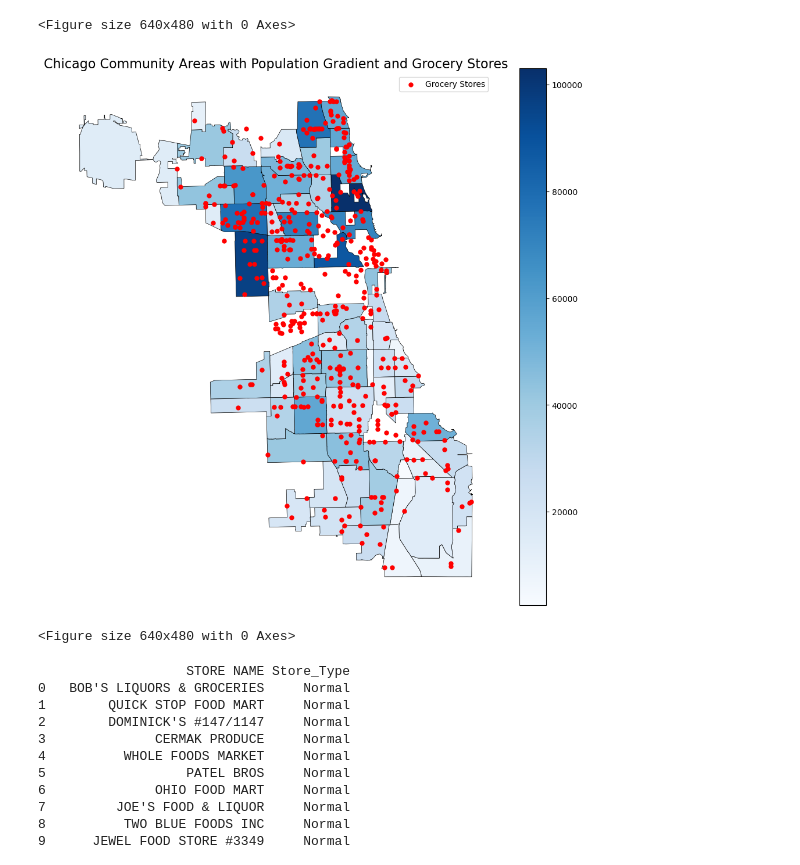
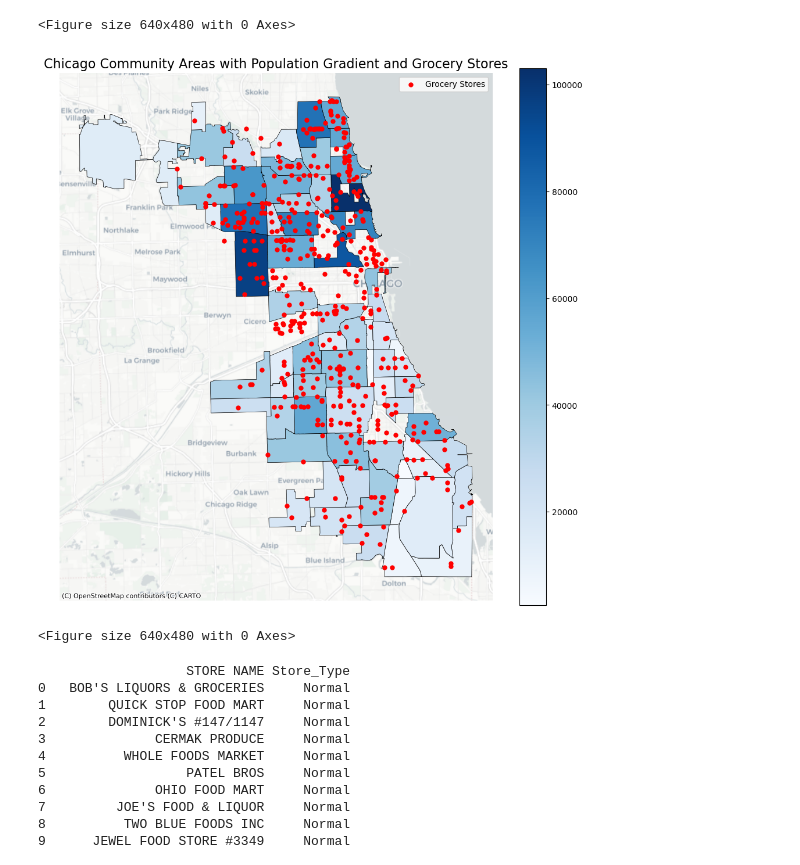
Before and after one commit to duongnguyen-t/Grocery-Distribution-in-Chicago, a Jupyter notebook: Research.ipynb, the cells around one changed output. Drawn from its saved outputs; the diff is of its cells as text; code cells hidden in the pictures.

```diff
--- a/Research.ipynb
+++ b/Research.ipynb
@@ -978,0 +940,35 @@ plt.show()
+# %%
+import contextily as ctx
+
+# Ensure the GeoDataFrame has a valid CRS
+geo_data.set_crs(epsg=4326, inplace=True)
+
+fig, ax = plt.subplots(figsize=(12, 12))
+
+# Plot the community areas with borders
+geo_data.boundary.plot(ax=ax, color='black', linewidth=0.5, label='Neighborhood Borders')
+
+# Plot the community areas with the 'Non-Chain Count' as the column
+geo_data.plot(
+    ax=ax,
+    column='Non-Chain Count',
+    cmap='OrRd',
+    legend=True,
+    legend_kwds={'label': "Number of Non-Chain Grocery Stores"},
+    edgecolor='black',
+    linewidth=0.5
+)
+
+# Add a basemap for context
+ctx.add_basemap(ax, source=ctx.providers.CartoDB.Positron, crs=geo_data.crs.to_string())
+
+# Add title and legend
+ax.set_title("Chicago Neighborhoods with Non-Chain Grocery Store Counts", fontsize=16)
+ax.legend()
+ax.set_axis_off()  # Hide axes for a cleaner look
+
+# Show the plot
+plt.show()
+
+# Save the plot
+plt.savefig('chicago_neighborhoods_non_chain_stores_map.png')
@@ -1057,31 +1054,34 @@ geo_data.drop(columns=['Name'], inplace=True)
 # %%
 fig, ax = plt.subplots(figsize=(12, 12))
 
 # Plot community areas with gradient based on population
 geo_data.plot(
     ax=ax,
     column='Population',
     cmap='Blues',  # Blue colormap
     legend=True,
     edgecolor='black',
     linewidth=0.5
 )
 
 # Add red dots for grocery stores
 grocery_store_gdf.plot(ax=ax, color='red', markersize=25, label='Grocery Stores')
 
+#Add base map
+ctx.add_basemap(ax, source=ctx.providers.CartoDB.Positron, crs=geo_data.crs.to_string())
+
 # Add title and legend
 ax.set_title('Chicago Community Areas with Population Gradient and Grocery Stores', fontsize=16)
 ax.legend()
 ax.set_axis_off()
 
 # Show the map
 plt.show()
 
 # Save the plot
 plt.savefig('population_gradient_grocery_stores_map.png')
 # %% [output]
-[figure, old version]
+[figure, new version]
 <Figure size 640x480 with 0 Axes>
 # %%
 from shapely.geometry import Point
```
Also changed, not shown: parts of 13 cells of this notebook, 5 other files.
